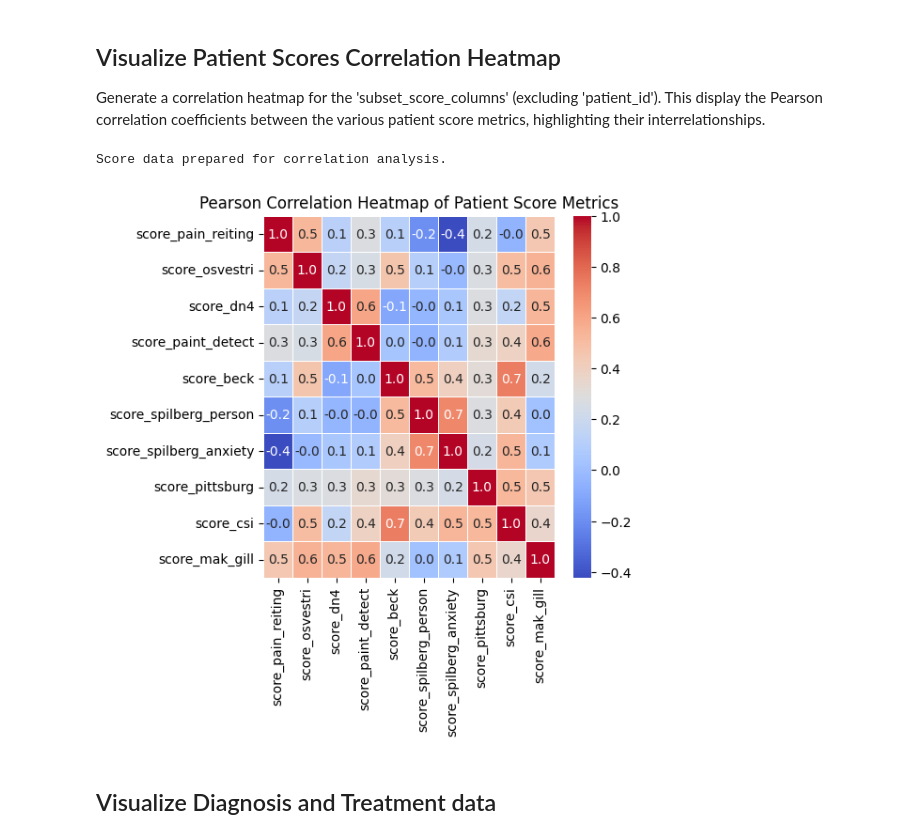
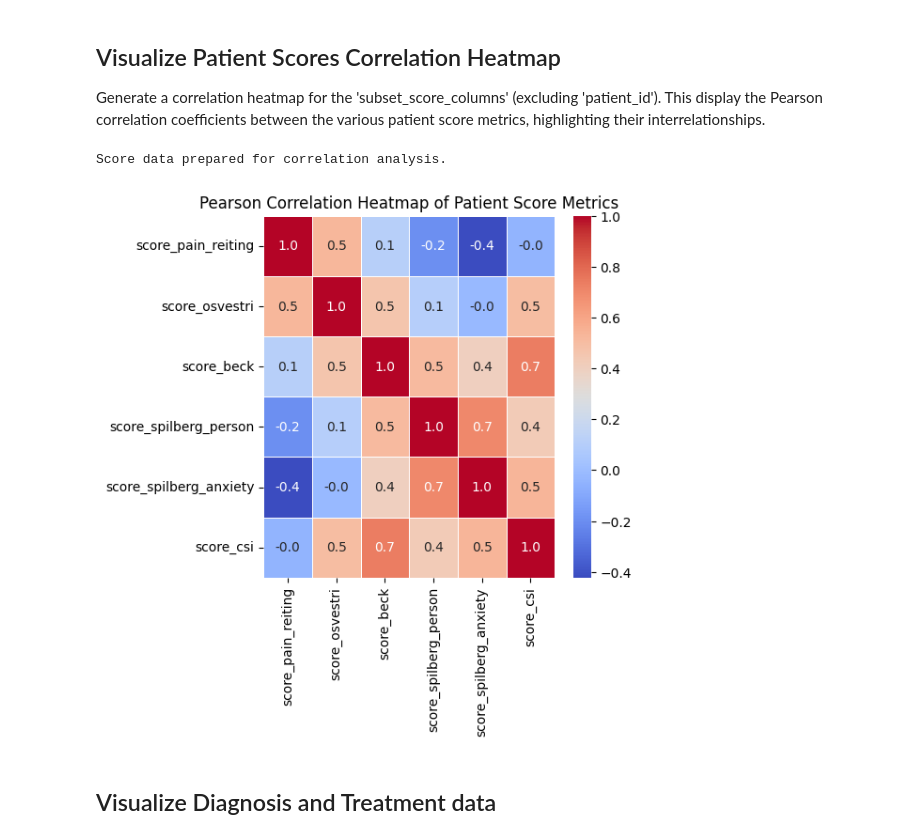
Before and after one commit to TAUforPython/TMS-pain-analysis, a Jupyter notebook: ML_TMS_pain_analysis.ipynb, the cells around one changed output. Drawn from its saved outputs; the diff is of its cells as text; code cells hidden in the pictures.

```diff
--- a/ML_TMS_pain_analysis.ipynb
+++ b/ML_TMS_pain_analysis.ipynb
@@ -102,32 +102,33 @@ Index(['patient_id', 'sex', 'age', 'pain_type', 'illnes_month',
       dtype='object')
 # %%
 subset_patient_columns = [
-    'patient_id', 'sex', 'age', 'pain_type', 'illnes_month'
+    'patient_id',
+    'sex', 'age', 'pain_type', 'illnes_month'
     ]
 
 subset_score_columns = [
-    'patient_id',
+    #'patient_id',
     'score_pain_reiting', 'score_osvestri',
     'score_beck', 'score_spilberg_person',
     'score_spilberg_anxiety','score_csi'
     ]
 
 subset_dignosis_columns = [
-    'patient_id',
+    #'patient_id',
     'restless_legs', 'fatigue', 'fibrimyalgia',
     'migraine', 'bowel_irritable ', 'chemy_sensitive', 'neck_injuries',
     'panic_attack', 'depression'
     ]
 
 subset_therapy_columns = [
-    'patient_id',
+    #'patient_id',
     'nsaid_drug',
     'miorelax_drug', 'antidepress_drug', 'anticonv_drug',
     'radio_freq_denerv', 'exercise_therapy', 'therapy_blockade'
     ]
 
 subset_tms_columns = [
-    'patient_id',
+    #'patient_id',
     'threshold_left', 'threshold_right', 'motor_evoked_right','motor_evoked_left', 'theshold_edge_right', 'theshold_edge_left',
     'interstimul_threshod', 'inhibition_threshold_right',
     'avg_avg_respone_right', 'avg_avg_respone_left',
@@ -255,19 +256,19 @@ plt.show()
 
 Generate a correlation heatmap for the 'subset_score_columns' (excluding 'patient_id'). This display the Pearson correlation coefficients between the various patient score metrics, highlighting their interrelationships.
 # %%
-score_data = table_data[subset_score_columns].drop('patient_id', axis=1)
+score_data = table_data[subset_score_columns]#.drop('patient_id', axis=1)
 
 print("Score data prepared for correlation analysis.")
 
 correlation_matrix_scores = score_data.corr()
 
 plt.figure(figsize=(5, 5))
 sns.heatmap(correlation_matrix_scores, annot=True, cmap='coolwarm', fmt=".1f", linewidths=.5)
 plt.title('Pearson Correlation Heatmap of Patient Score Metrics')
 plt.show()
 # %% [output]
 Score data prepared for correlation analysis.
-[figure, old version]
+[figure, new version]
 # %% [markdown]
 ## Visualize Diagnosis and Treatment data
 # %%
```
Also changed, not shown: parts of 63 cells of this notebook.
